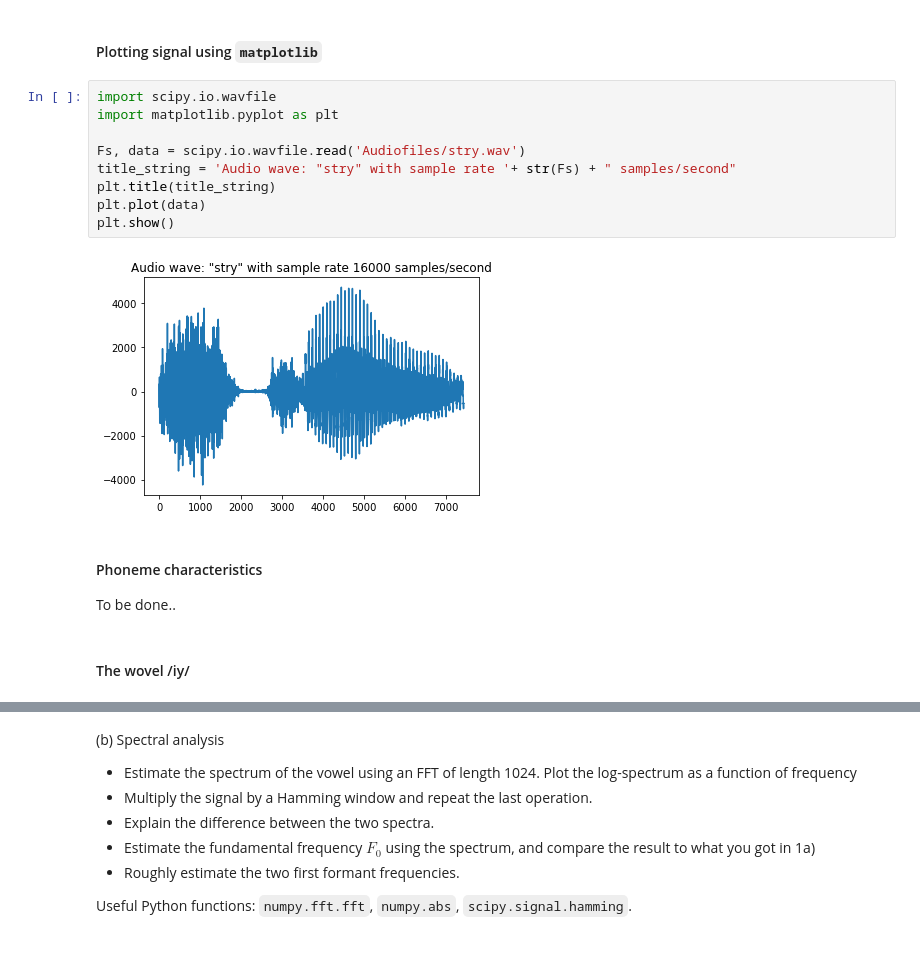
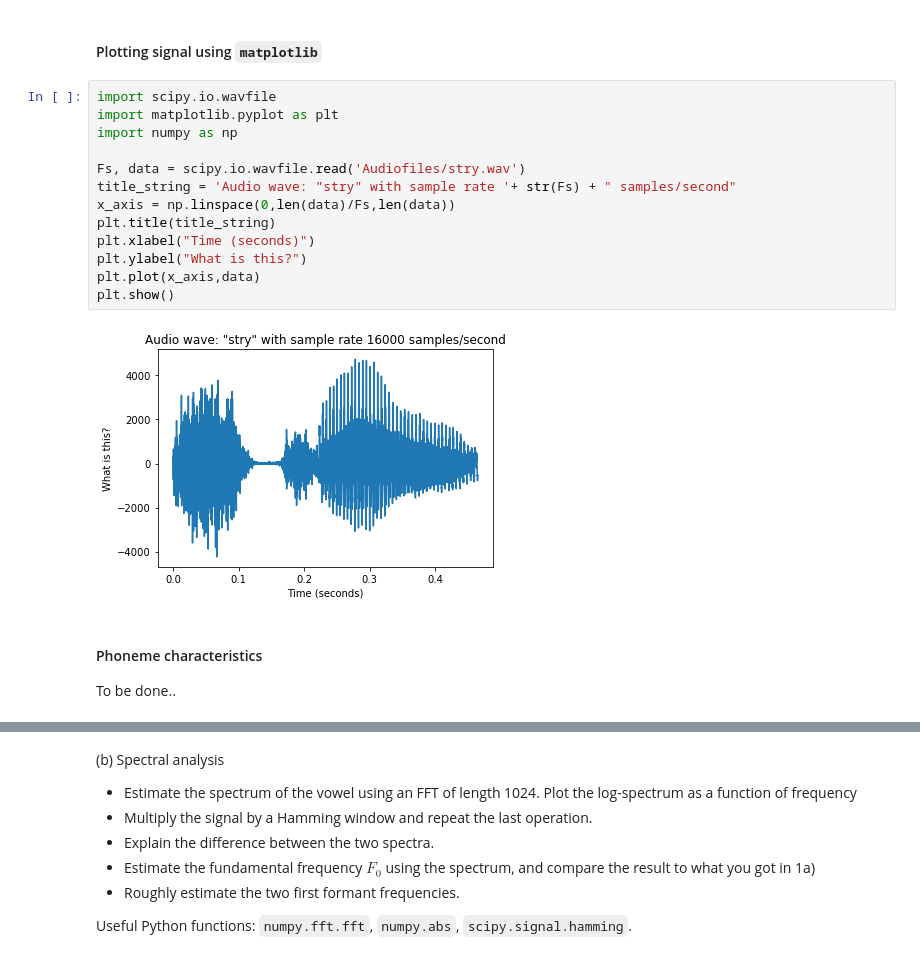
Before and after one commit to jakvah/TTT4185-MachineLearning, a Jupyter notebook: assignment_1.ipynb, the cells around one changed output, grey strips where cells are left out. Cells and saved outputs as stored; diff of their text form.

```diff
--- a/assignment_1.ipynb
+++ b/assignment_1.ipynb
@@ -21,16 +21,18 @@ In this problem we will look at a speech signal and do simple spectral analysis
 # %%
 import scipy.io.wavfile
 import matplotlib.pyplot as plt
+import numpy as np
 
 Fs, data = scipy.io.wavfile.read('Audiofiles/stry.wav')
 title_string = 'Audio wave: "stry" with sample rate '+ str(Fs) + " samples/second"
+x_axis = np.linspace(0,len(data)/Fs,len(data))
 plt.title(title_string)
-plt.plot(data)
+plt.xlabel("Time (seconds)")
+plt.ylabel("What is this?")
+plt.plot(x_axis,data)
 plt.show()
 # %% [output]
-[figure, old version]
+[figure, new version]
 # %% [markdown]
 #### Phoneme characteristics
 To be done..
-# %% [markdown]
-#### The wovel /iy/
```
Also changed, not shown: parts of 3 cells of this notebook.
